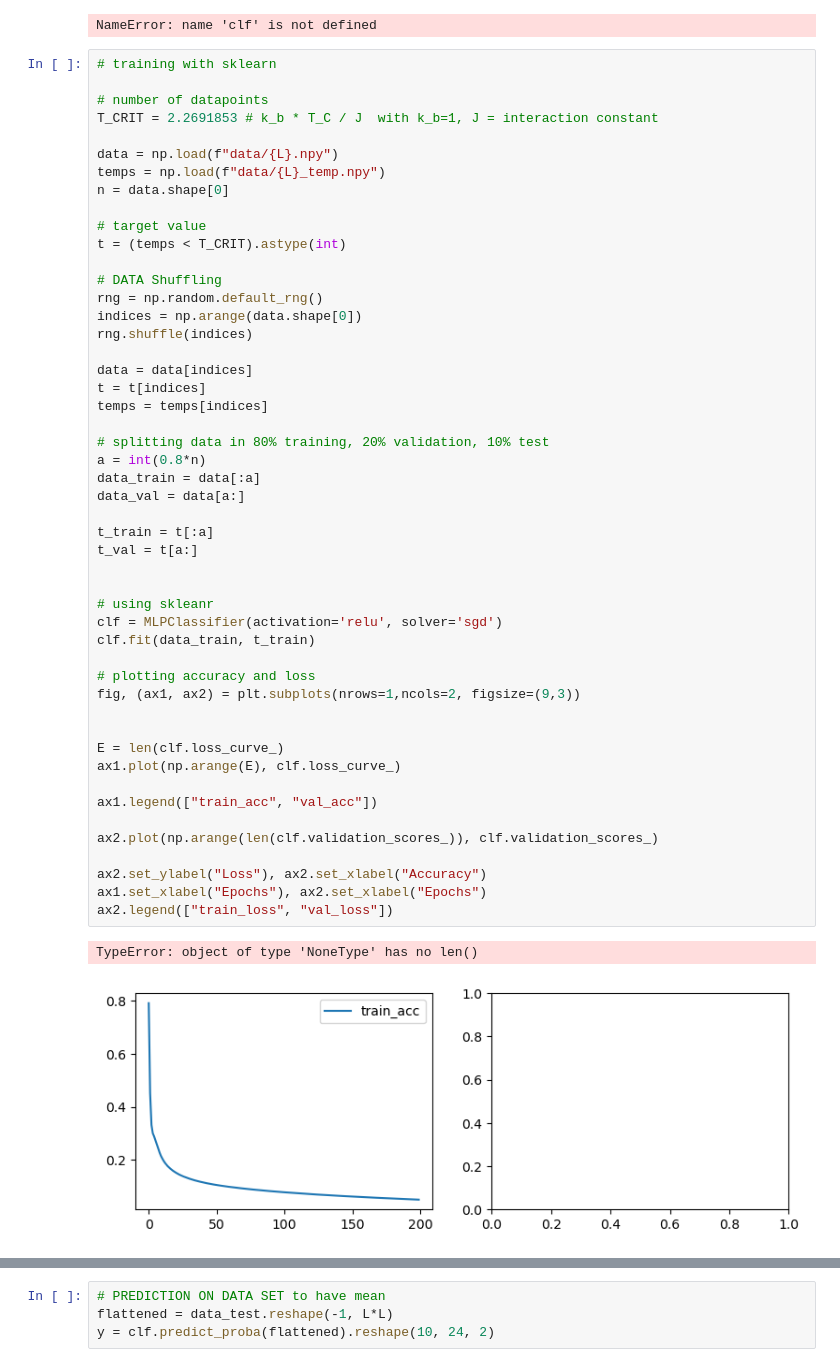
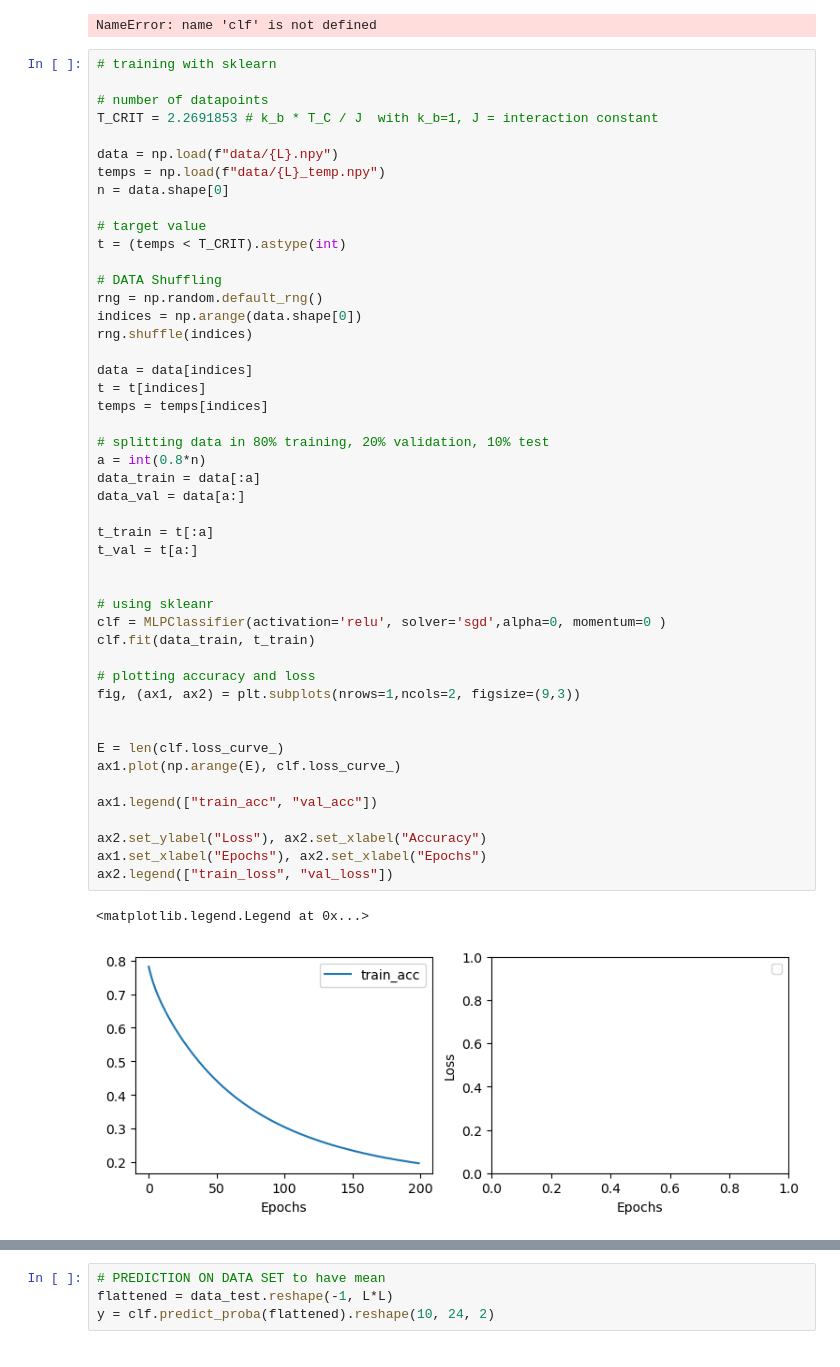
Before and after one commit to feanor3/tesi, a Jupyter notebook: analysis.ipynb, the cells around one changed output, grey strips where cells are left out. Saved outputs shown, nothing was run; the diff lists cells and outputs as text.

Commit message:
added sgd to classifier, momentum is missing

```diff
--- a/analysis.ipynb
+++ b/analysis.ipynb
@@ -110,38 +110,36 @@ rng.shuffle(indices)
 
 data = data[indices]
 t = t[indices]
 temps = temps[indices]
 
 # splitting data in 80% training, 20% validation, 10% test
 a = int(0.8*n)
 data_train = data[:a]
 data_val = data[a:]
 
 t_train = t[:a]
 t_val = t[a:]
 
 
 # using skleanr
-clf = MLPClassifier(activation='relu', solver='sgd')
+clf = MLPClassifier(activation='relu', solver='sgd',alpha=0, momentum=0 )
 clf.fit(data_train, t_train)
 
 # plotting accuracy and loss
 fig, (ax1, ax2) = plt.subplots(nrows=1,ncols=2, figsize=(9,3))
 
 
 E = len(clf.loss_curve_)
 ax1.plot(np.arange(E), clf.loss_curve_)
 
 ax1.legend(["train_acc", "val_acc"])
 
-ax2.plot(np.arange(len(clf.validation_scores_)), clf.validation_scores_)
-
 ax2.set_ylabel("Loss"), ax2.set_xlabel("Accuracy")
 ax1.set_xlabel("Epochs"), ax2.set_xlabel("Epochs")
 ax2.legend(["train_loss", "val_loss"])
 # %% [output]
-TypeError: object of type 'NoneType' has no len()
+<matplotlib.legend.Legend at 0x...>
-[figure, old version]
+[figure, new version]
 # %%
 min(clf.loss_curve_)
 # %% [output]
```
Also changed, not shown: parts of 7 cells of this notebook, 1 other file.
